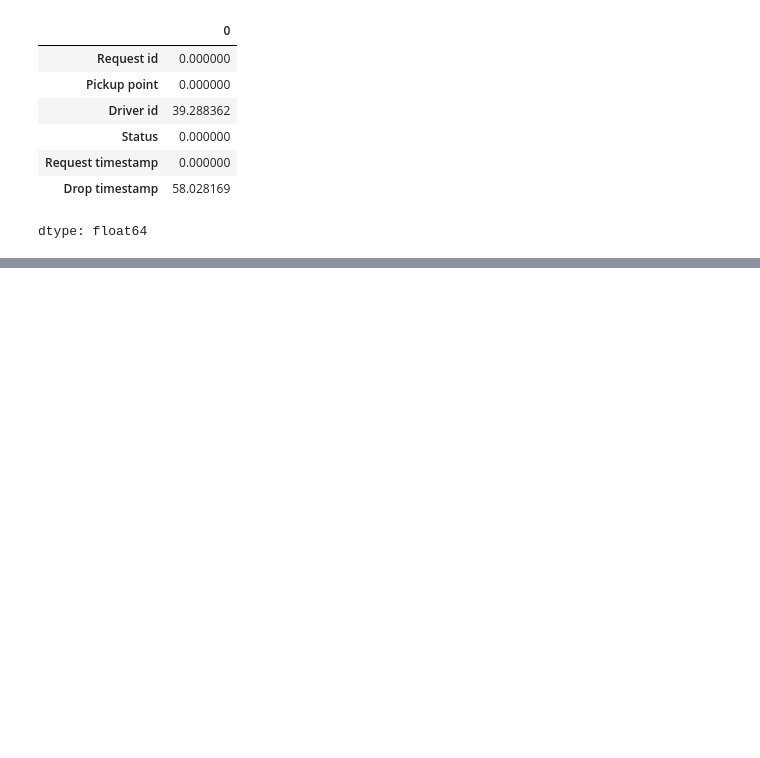
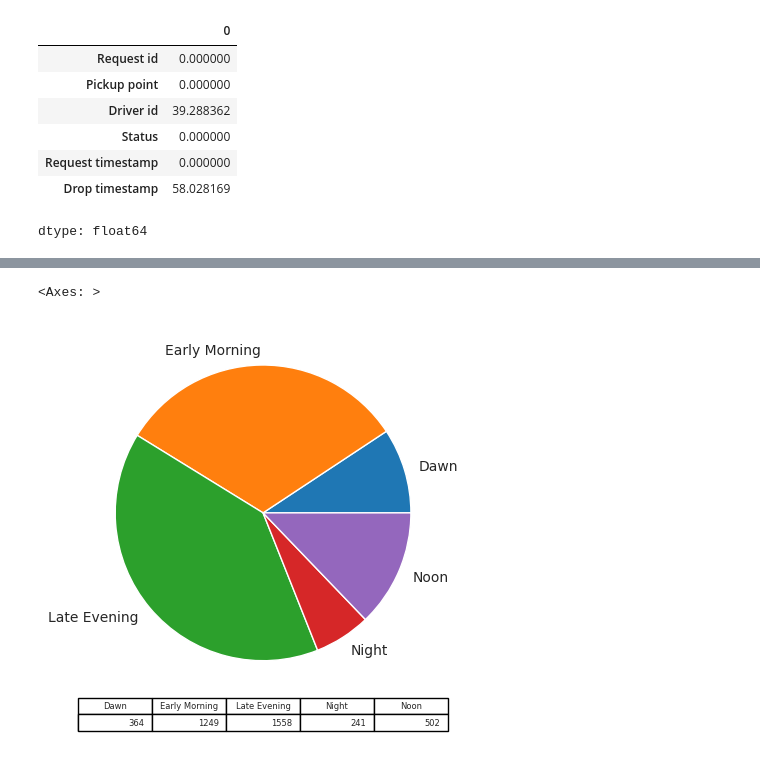
Before and after one commit to sr606/Python-Practice, a Jupyter notebook: RCA2.ipynb, the cells around one changed output, grey strips where cells are left out. Drawn from its saved outputs; the diff is of its cells as text; code cells hidden in the pictures; blank space fills up the shorter version.

```diff
--- a/RCA2.ipynb
+++ b/RCA2.ipynb
@@ -90,0 +147,5 @@ dtype: int64
+# %%
+df[df['Cab Availability']== "Not Available"].groupby(['TimeSlot']).size().plot(kind ='pie', stacked = True, table = True)
+# %% [output]
+<Axes: >
+[figure, added]
```
Also changed, not shown: parts of 16 cells of this notebook.
